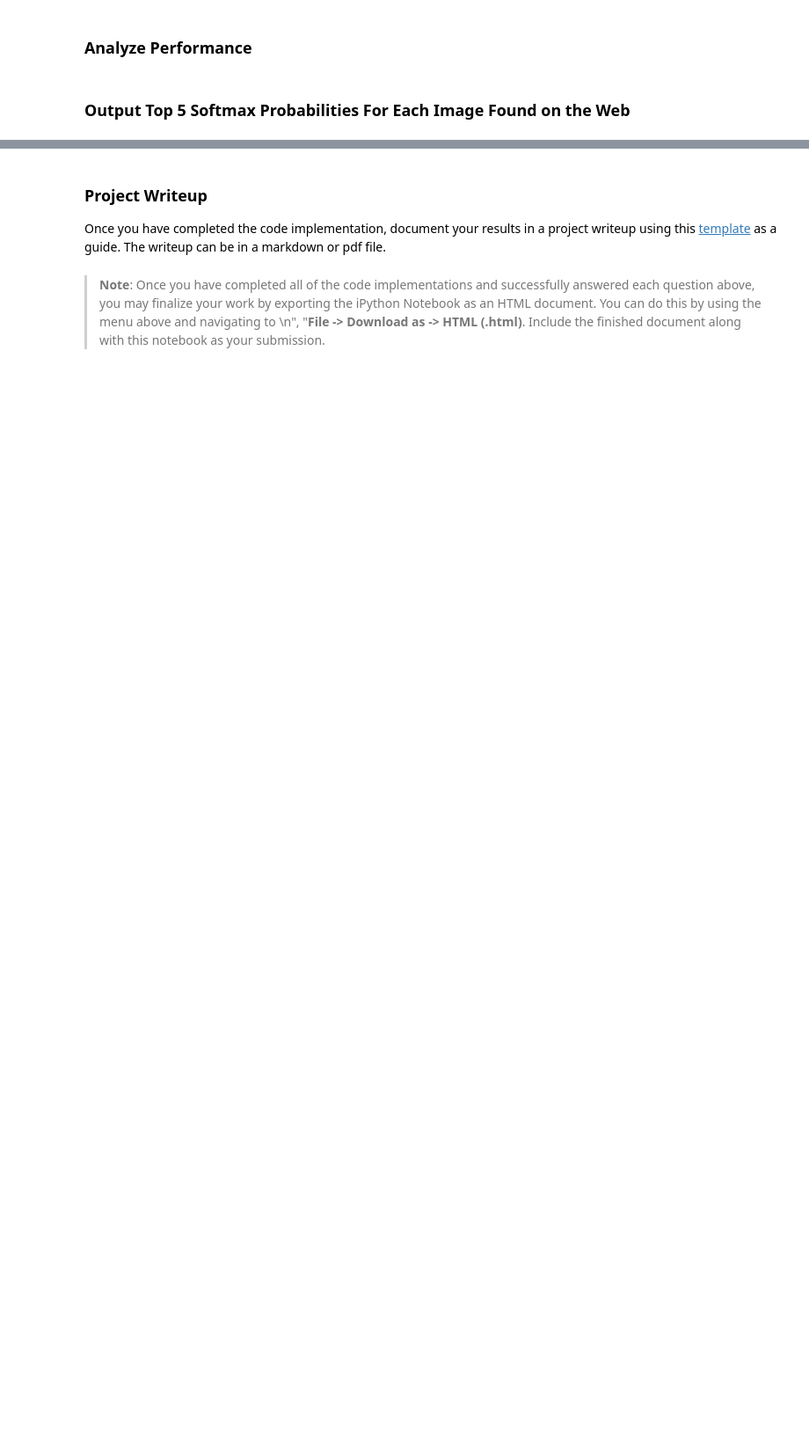
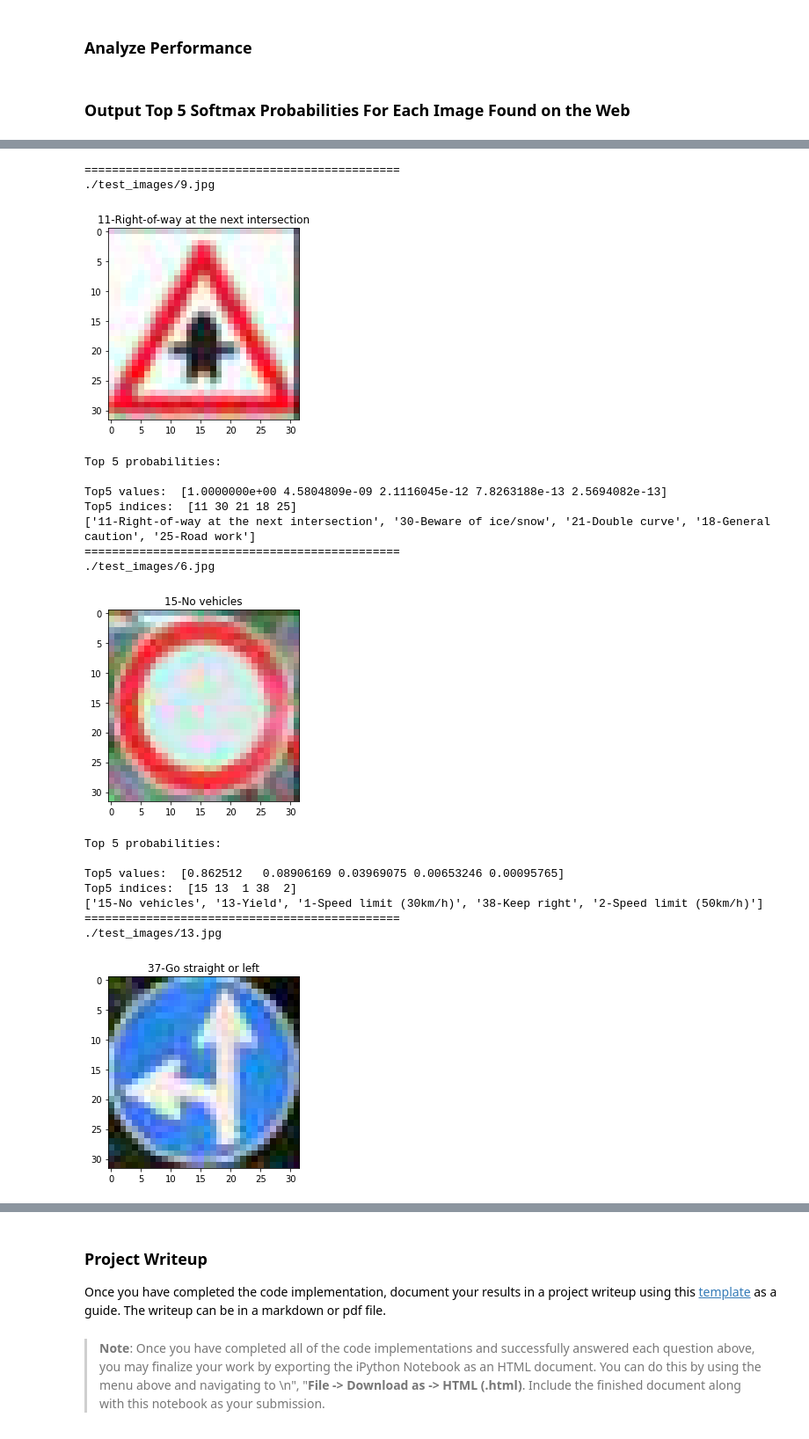
Before and after one commit to zardosht/udacity_selfdriving_car, a Jupyter notebook: P3_Traffic_Sign_Classifier/Traffic_Sign_Classifier.ipynb, the cells around one changed output, grey strips where cells are left out. Shown at 88% size. Saved outputs shown, nothing was run; the diff lists cells and outputs as text; code cells hidden in the pictures; blank space fills up the shorter version.

```diff
--- a/P3_Traffic_Sign_Classifier/Traffic_Sign_Classifier.ipynb
+++ b/P3_Traffic_Sign_Classifier/Traffic_Sign_Classifier.ipynb
@@ -458,0 +483,55 @@ Looking just at the first row we get `[ 0.34763842,  0.24879643,  0.12789202]`,
+# %%
+
+for test_img_file in test_img_files:
+    print("==============================================")
+    print(test_img_file)
+
+    pred_probs = pred_probabilities[test_img_file]
+    predicted_label = np.argmax(pred_probs)
+    predicted_label_text = f"{predicted_label}-{class_id_sign_name_dict[predicted_label]}"
+
+    fig, ax = plt.subplots(1,1)
+    ax.imshow(plt.imread(test_img_file))
+    ax.set_title(predicted_label_text)
+    plt.show()
+
+    print("Top 5 probabilities: \n")
+    top_5 = None
+    with tf.Session() as sess:
+        top_5 = sess.run(tf.nn.top_k(tf.constant(pred_probs), k=5))
+
+    print("Top5 values: ", top_5.values)
+    print("Top5 indices: ", top_5.indices)
+    classes = [f"{index}-{class_id_sign_name_dict[index]}" for index in top_5.indices]
+    print(classes)
+
+
+# The classifier is 100% sure in most of the cases (porb=1.0).
+# It is however very intersting to look at the other guesses (other indices in top 5 probabilities)
+# For example the second guess is a traffic sign that is very similiar in terms of different features
+# to the correct guess. Take for example image "6.jpg". It is correctly classified as a "No Vehicle" sign.
+# The second guess is a "Yield" sign, which has visualy resemblance to a No Vehicle sign:
+# e.g. empty white area inside the sign, red and white color. Another example, image "14.jpg" which is
+# correctly guessed as "Turn Left Ahead". The other guesses are
+# '38-Keep right', '35-Ahead only', '37-Go straight or left' which all are round and visually similar sings
+# showing white arrows on blue background.
+# %% [output]
+==============================================
+./test_images/9.jpg
+[figure, added]
+Top 5 probabilities:
+
+Top5 values:  [1.0000000e+00 4.5804809e-09 2.1116045e-12 7.8263188e-13 2.5694082e-13]
+Top5 indices:  [11 30 21 18 25]
+['11-Right-of-way at the next intersection', '30-Beware of ice/snow', '21-Double curve', '18-General caution', '25-Road work']
+==============================================
+./test_images/6.jpg
+[figure, added]
+Top 5 probabilities:
+
+Top5 values:  [0.862512   0.08906169 0.03969075 0.00653246 0.00095765]
+Top5 indices:  [15 13  1 38  2]
+['15-No vehicles', '13-Yield', '1-Speed limit (30km/h)', '38-Keep right', '2-Speed limit (50km/h)']
+==============================================
+./test_images/13.jpg
+[figure, added]
```
Also changed, not shown: parts of 24 cells of this notebook, 18 other files.
